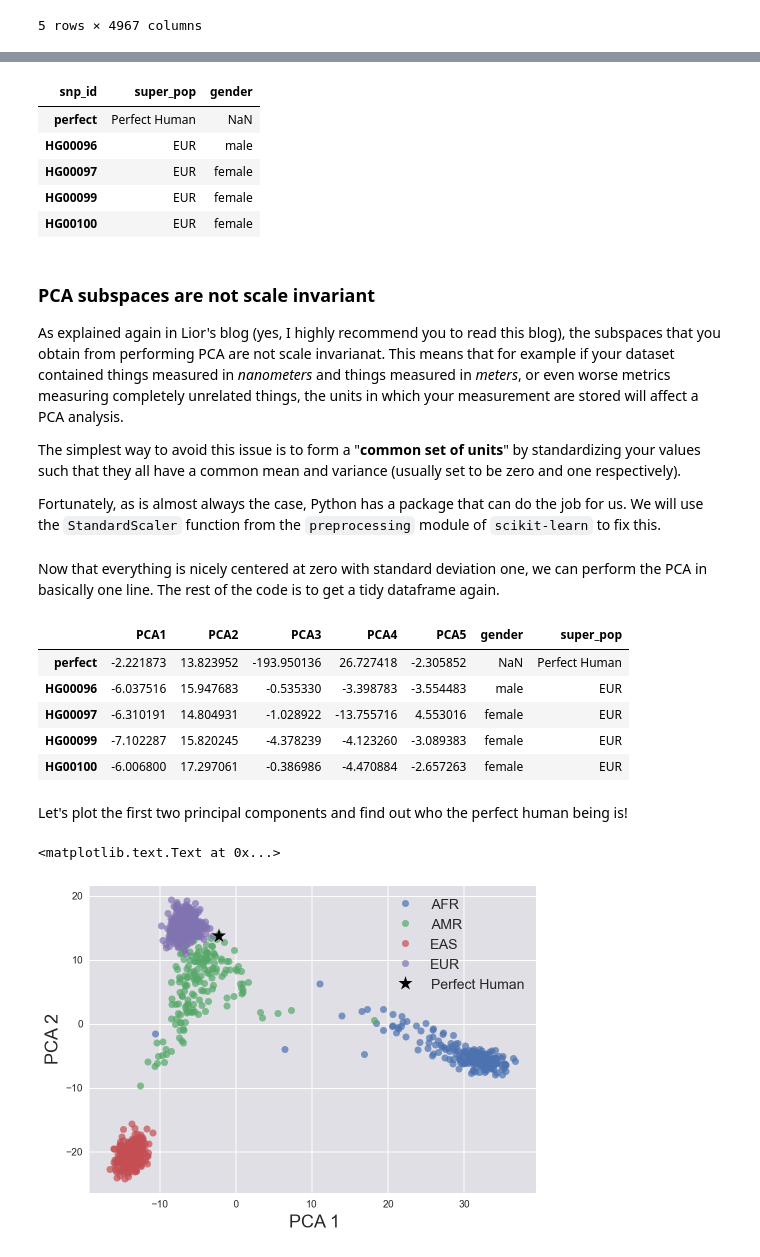
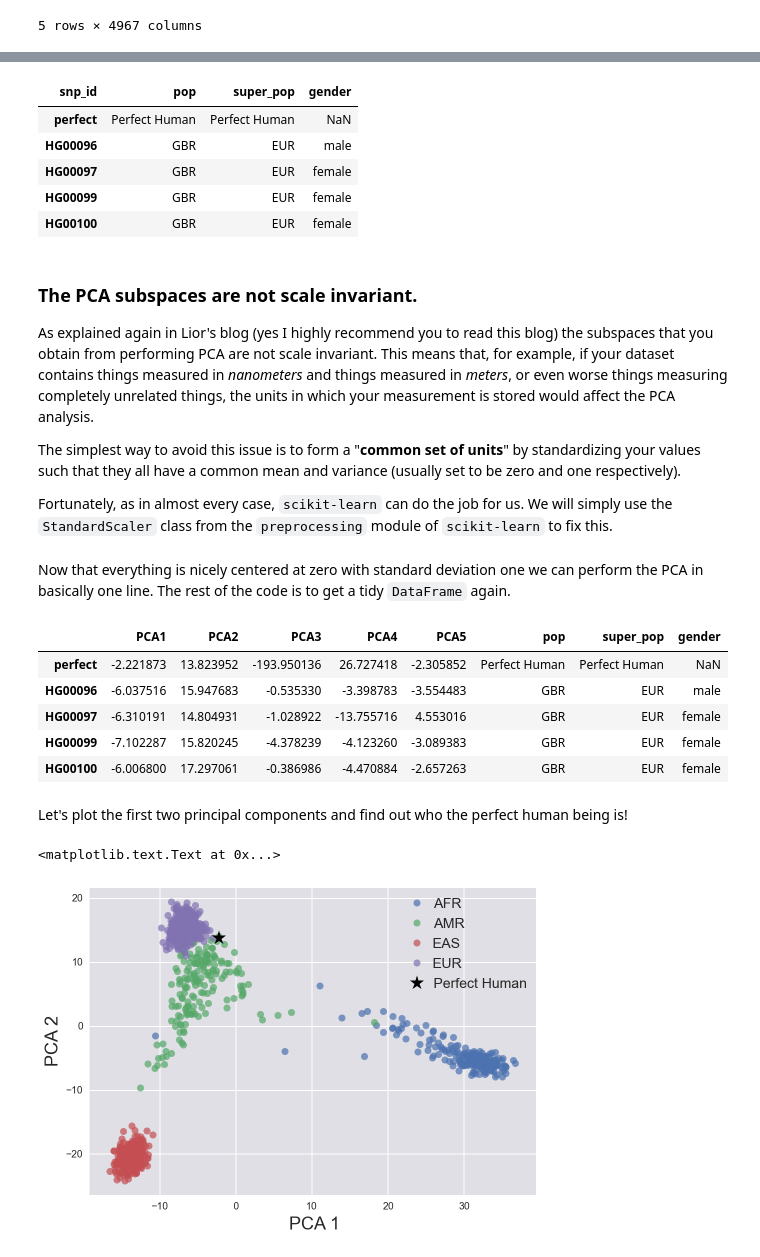
Before and after one commit to justinbois/bebi103, a Jupyter notebook: tutorials/r5_pca.ipynb, the cells around one changed output, grey strips where cells are left out. Drawn from its saved outputs; the diff is of its cells as text; code cells hidden in the pictures.

```diff
--- a/tutorials/r5_pca.ipynb
+++ b/tutorials/r5_pca.ipynb
@@ -330,0 +338,2 @@ df_snp.head()
+# %%
+df_snp = df_snp.astype(np.float)
@@ -345,76 +358,80 @@ df_info.head()
 # %%
 # Add to the SNP dataframe the information about gender and super_pop
-df_snp['super_pop'] = df_info.ix[df_snp.index].super_pop
-df_snp['gender'] = df_info.ix[df_snp.index].gender
+aux_cols = ['pop', 'super_pop', 'gender']
+df_snp[aux_cols] = df_info.loc[df_snp.index, aux_cols]
+
 # Change the super_pop column for the perfect human being
-df_snp['super_pop']['perfect'] = 'Perfect Human'
-df_snp[['super_pop', 'gender']].head()
+df_snp.loc['perfect', ['pop', 'super_pop']] = ['Perfect Human']*2
+
+# Take a look at auxiliary columns
+df_snp[aux_cols].head()
 # %% [output]
-| snp_id | super_pop | gender |
-| perfect | Perfect Human | NaN |
-| HG00096 | EUR | male |
-| HG00097 | EUR | female |
-| HG00099 | EUR | female |
-| HG00100 | EUR | female |
+| snp_id | pop | super_pop | gender |
+| perfect | Perfect Human | Perfect Human | NaN |
+| HG00096 | GBR | EUR | male |
+| HG00097 | GBR | EUR | female |
+| HG00099 | GBR | EUR | female |
+| HG00100 | GBR | EUR | female |
 # %% [markdown]
-### PCA subspaces are not scale invariant
-As explained again in Lior's blog (yes, I highly recommend you to read this blog), the subspaces that you obtain from performing PCA are not scale invarianat. This means that for example if your dataset contained things measured in *nanometers* and things measured in *meters*, or even worse metrics measuring completely unrelated things, the units in which your measurement are stored will affect a PCA analysis.
+### The PCA subspaces are not scale invariant.
+As explained again in Lior's blog (yes I highly recommend you to read this blog) the subspaces that you obtain from performing PCA are not scale invariant. This means that, for example, if your dataset contains things measured in *nanometers* and things measured in *meters*, or even worse things measuring completely unrelated things, the units in which your measurement is stored would affect the PCA analysis.
 
 The simplest way to avoid this issue is to form a "**common set of units**" by standardizing your values such that they all have a common mean and variance (usually set to be zero and one respectively).
 
-Fortunately, as is almost always the case, Python has a package that can do the job for us. We will use the `StandardScaler` function from the `preprocessing` module of `scikit-learn` to fix this.
+Fortunately, as in almost every case, `scikit-learn` can do the job for us. We will simply use the `StandardScaler` class from the `preprocessing` module of `scikit-learn` to fix this.
 # %%
 # Standardize the data before performing PCA
 # We use .drop to remove the gender and super_pop columns to avoid errors.
-df_snp_std = sklearn.preprocessing.StandardScaler().fit_transform(\
-    df_snp.drop(['gender', 'super_pop'], axis=1))
+df_snp_std = sklearn.preprocessing.StandardScaler().fit_transform(
+                            df_snp.drop(['gender', 'pop', 'super_pop'], axis=1))
 # %% [markdown]
-Now that everything is nicely centered at zero with standard deviation one, we can perform the PCA in basically one line. The rest of the code is to get a tidy dataframe again.
+Now that everything is nicely centered at zero with standard deviation one we can perform the PCA in basically one line. The rest of the code is to get a tidy `DataFrame` again.
 # %%
-# Perform the PCA
-# and transform the data
+# Perform the PCA and transform the data
 n_components = 5
 snp_pca = sklearn.decomposition.PCA(n_components=n_components)
+
 # Project the data into this 2D space
 snp_pca.fit(df_snp_std)
-
 df_snp_pca = snp_pca.transform(df_snp_std)
 
 # Convert back to a nice tidy dataframe
 df_snp_pca = pd.DataFrame(df_snp_pca,
                 columns=['PCA' + str(x) for x in range(1, n_components+1)],
                 index=df_snp.index)
-# Add again the gender and super_pop columns
-df_snp_pca['gender'] = df_snp['gender']
+
+# Add again the gender, pop, and super_pop columns
+df_snp_pca[aux_cols] = df_snp[aux_cols]
 df_snp_pca['super_pop'] = df_snp['super_pop']
 df_snp_pca.head()
 # %% [output]
-|  | PCA1 | PCA2 | PCA3 | PCA4 | PCA5 | gender | super_pop |
-| perfect | -2.221873 | 13.823952 | -193.950136 | 26.727418 | -2.305852 | NaN | Perfect Human |
-| HG00096 | -6.037516 | 15.947683 | -0.535330 | -3.398783 | -3.554483 | male | EUR |
-| HG00097 | -6.310191 | 14.804931 | -1.028922 | -13.755716 | 4.553016 | female | EUR |
-| HG00099 | -7.102287 | 15.820245 | -4.378239 | -4.123260 | -3.089383 | female | EUR |
-| HG00100 | -6.006800 | 17.297061 | -0.386986 | -4.470884 | -2.657263 | female | EUR |
+|  | PCA1 | PCA2 | PCA3 | PCA4 | PCA5 | pop | super_pop | gender |
+| perfect | -2.221873 | 13.823952 | -193.950136 | 26.727418 | -2.305852 | Perfect Human | Perfect Human | NaN |
+| HG00096 | -6.037516 | 15.947683 | -0.535330 | -3.398783 | -3.554483 | GBR | EUR | male |
+| HG00097 | -6.310191 | 14.804931 | -1.028922 | -13.755716 | 4.553016 | GBR | EUR | female |
+| HG00099 | -7.102287 | 15.820245 | -4.378239 | -4.123260 | -3.089383 | GBR | EUR | female |
+| HG00100 | -6.006800 | 17.297061 | -0.386986 | -4.470884 | -2.657263 | GBR | EUR | female |
 # %% [markdown]
 Let's plot the first two principal components and find out who the perfect human being is!
 # %%
 # Plot all populations except the perfect human
-for key, group in df_snp_pca[~df_snp_pca['super_pop'].isin(['Perfect Human'])].\
-                    groupby(['super_pop']):
-    plt.plot(group.PCA1, group.PCA2, alpha=0.7,
-             label=key, marker='o', linestyle='none')
+df_gb = df_snp_pca[~df_snp_pca['super_pop'].isin(
+                   ['Perfect Human'])].groupby(['super_pop'])
+for key, group in df_gb:
+    plt.plot(group.PCA1, group.PCA2, 'o', alpha=0.7, label=key)
 
 # Add the perefect human being to the plot
-plt.plot(df_snp_pca.ix['perfect'].PCA1, df_snp_pca.ix['perfect'].PCA2,
-         marker='*', markersize=15, color='black', linestyle='none',
-         label=df_snp_pca.ix['perfect'].super_pop)
+plt.plot(df_snp_pca.ix['perfect'].PCA1, df_snp_pca.ix['perfect'].PCA2, '*',
+         markersize=15, color='black', label=df_snp_pca.ix['perfect'].super_pop)
+
+# Tidy the plot.
 plt.margins(0.05)
 plt.legend(loc=0, fontsize=14)
 plt.xlabel('PCA 1')
 plt.ylabel('PCA 2')
 # %% [output]
 <matplotlib.text.Text at 0x...>
-[figure, old version]
+[figure, new version]
 # %% [markdown]
 Wow. Its kind of hard to find from this plot who is the perfect human being... if only there was a way to plot this in an interactive fashion where we could zoom in the plot and hover over the data to get information.
 
```
Also changed, not shown: parts of 40 cells of this notebook.
